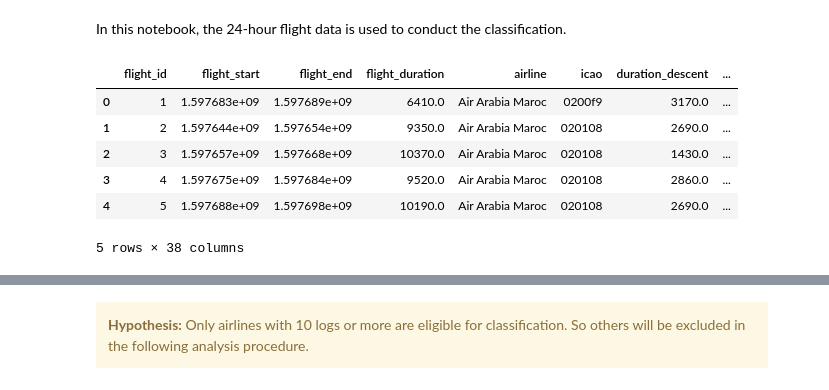
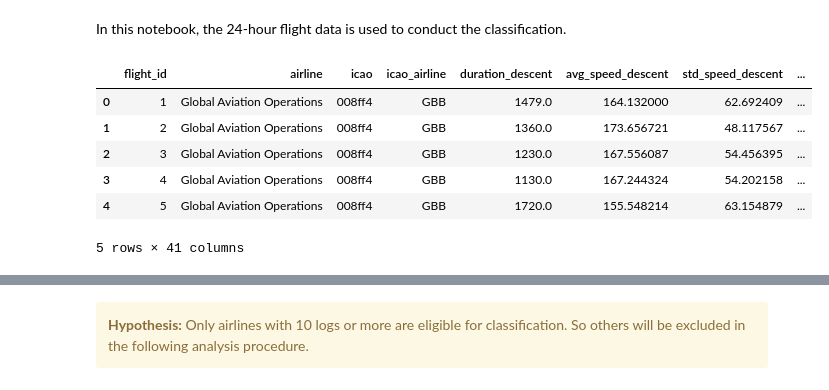
Before and after one commit to JZYoshi/AFDA, a Jupyter notebook: classification/Classification.ipynb, the cells around one changed output, grey strips where cells are left out. Saved outputs shown, nothing was run; the diff lists cells and outputs as text; code cells hidden in the pictures.

```diff
--- a/classification/Classification.ipynb
+++ b/classification/Classification.ipynb
@@ -18,15 +20,15 @@ from sklearn.preprocessing import RobustScaler
 # %%
 %run ../flight\ phase\ on\ dataset/db.py
-df = db_to_pandas(filename='descriptors_24h.db')
+df = db_to_pandas(filename='descriptors_meteo.db')
 df.head()
 # %% [output]
-|  | flight_id | flight_start | flight_end | flight_duration | airline | icao | duration_descent | ... |
-| 0 | 1 | 1.597683e+09 | 1.597689e+09 | 6410.0 | Air Arabia Maroc | 0200f9 | 3170.0 | ... |
-| 1 | 2 | 1.597644e+09 | 1.597654e+09 | 9350.0 | Air Arabia Maroc | 020108 | 2690.0 | ... |
-| 2 | 3 | 1.597657e+09 | 1.597668e+09 | 10370.0 | Air Arabia Maroc | 020108 | 1430.0 | ... |
-| 3 | 4 | 1.597675e+09 | 1.597684e+09 | 9520.0 | Air Arabia Maroc | 020108 | 2860.0 | ... |
-| 4 | 5 | 1.597688e+09 | 1.597698e+09 | 10190.0 | Air Arabia Maroc | 020108 | 2690.0 | ... |
+|  | flight_id | airline | icao | icao_airline | duration_descent | avg_speed_descent | std_speed_descent | ... |
+| 0 | 1 | Global Aviation Operations | 008ff4 | GBB | 1479.0 | 164.132000 | 62.692409 | ... |
+| 1 | 2 | Global Aviation Operations | 008ff4 | GBB | 1360.0 | 173.656721 | 48.117567 | ... |
+| 2 | 3 | Global Aviation Operations | 008ff4 | GBB | 1230.0 | 167.556087 | 54.456395 | ... |
+| 3 | 4 | Global Aviation Operations | 008ff4 | GBB | 1130.0 | 167.244324 | 54.202158 | ... |
+| 4 | 5 | Global Aviation Operations | 008ff4 | GBB | 1720.0 | 155.548214 | 63.154879 | ... |
-5 rows × 38 columns
+5 rows × 41 columns
 # %%
 df.info()
 # %% [output]
```
Also changed, not shown: parts of 43 cells of this notebook, 1 other file.
